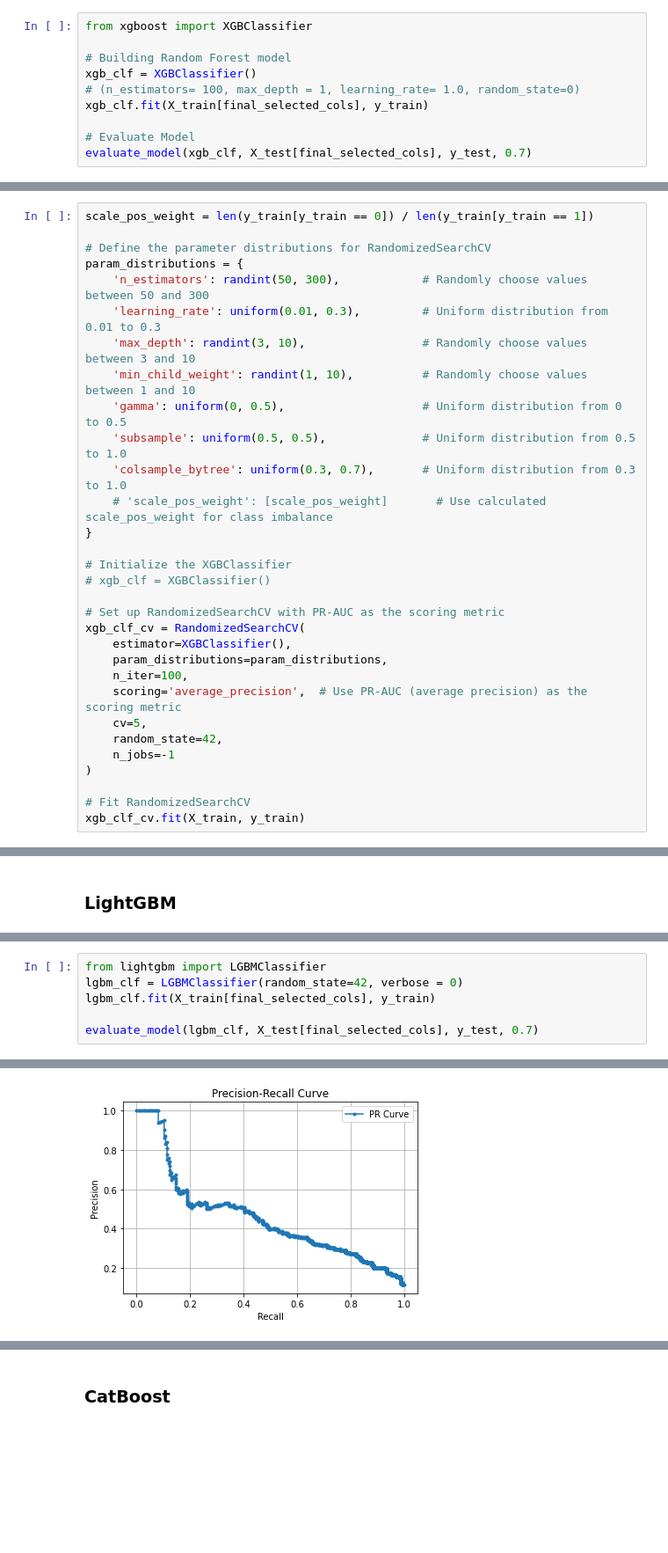
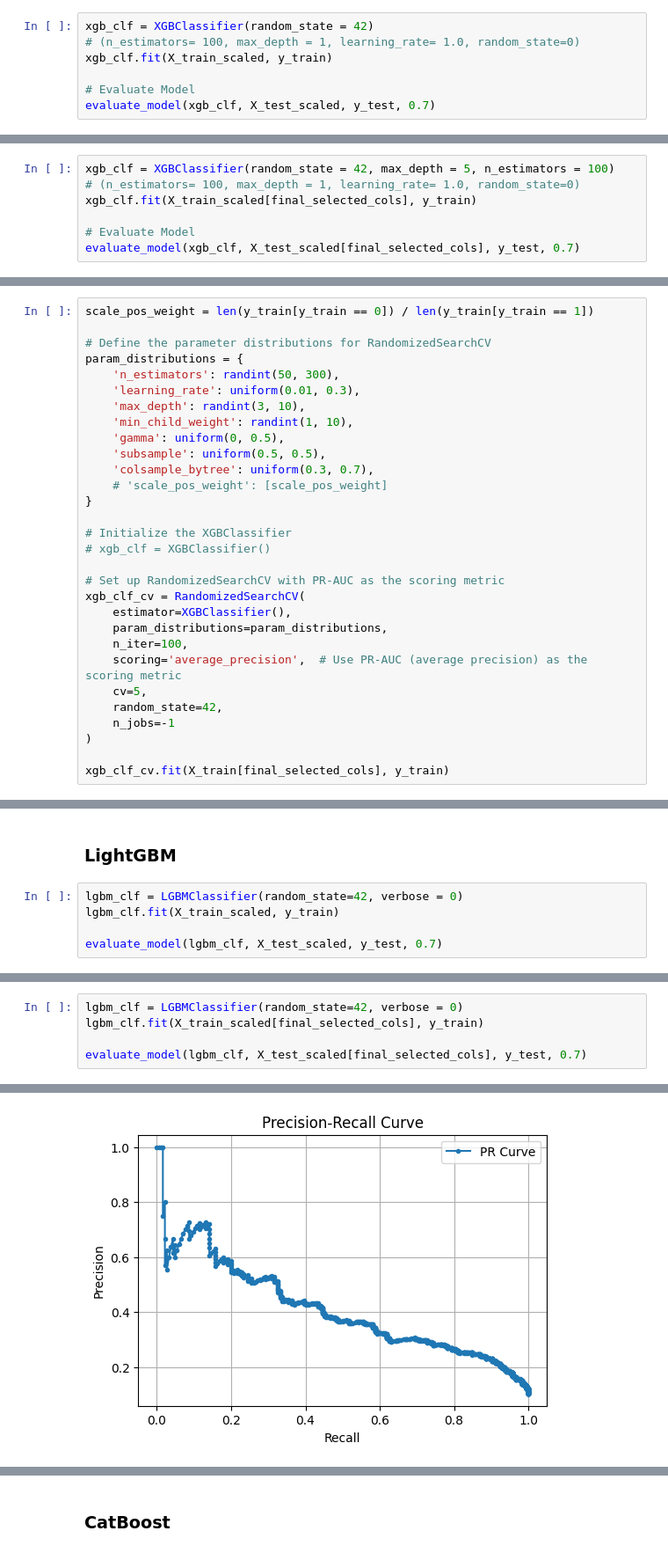
Before and after one commit to katieminjoo/Data_Engineering, a Jupyter notebook: Classification_task/Classification.ipynb, the cells around one changed output, grey strips where cells are left out. Shown at 88% size. Saved outputs shown, nothing was run; the diff lists cells and outputs as text; blank space fills up the shorter version.

```diff
--- a/Classification_task/Classification.ipynb
+++ b/Classification_task/Classification.ipynb
@@ -1491,13 +1543,10 @@ weighted avg       0.88    0.90      0.88   1770.0
 # %% [markdown]
 ### XGBoost
 # %%
-from xgboost import XGBClassifier
-
-# Building Random Forest model
-xgb_clf = XGBClassifier()
+xgb_clf = XGBClassifier(random_state = 42)
 # (n_estimators= 100, max_depth = 1, learning_rate= 1.0, random_state=0)
-xgb_clf.fit(X_train[final_selected_cols], y_train)
+xgb_clf.fit(X_train_scaled, y_train)
 
 # Evaluate Model
-evaluate_model(xgb_clf, X_test[final_selected_cols], y_test, 0.7)
+evaluate_model(xgb_clf, X_test_scaled, y_test, 0.7)
 # %% [output]
@@ -1523,0 +1573,7 @@ weighted avg      0.865   0.892     0.873  1770.000
+# %%
+xgb_clf = XGBClassifier(random_state = 42, max_depth = 5, n_estimators = 100)
+# (n_estimators= 100, max_depth = 1, learning_rate= 1.0, random_state=0)
+xgb_clf.fit(X_train_scaled[final_selected_cols], y_train)
+
+# Evaluate Model
+evaluate_model(xgb_clf, X_test_scaled[final_selected_cols], y_test, 0.7)
@@ -1526,14 +1603,14 @@ scale_pos_weight = len(y_train[y_train == 0]) / len(y_train[y_train == 1])
 
 # Define the parameter distributions for RandomizedSearchCV
 param_distributions = {
-    'n_estimators': randint(50, 300),            # Randomly choose values between 50 and 300
-    'learning_rate': uniform(0.01, 0.3),         # Uniform distribution from 0.01 to 0.3
-    'max_depth': randint(3, 10),                 # Randomly choose values between 3 and 10
-    'min_child_weight': randint(1, 10),          # Randomly choose values between 1 and 10
-    'gamma': uniform(0, 0.5),                    # Uniform distribution from 0 to 0.5
-    'subsample': uniform(0.5, 0.5),              # Uniform distribution from 0.5 to 1.0
-    'colsample_bytree': uniform(0.3, 0.7),       # Uniform distribution from 0.3 to 1.0
-    # 'scale_pos_weight': [scale_pos_weight]       # Use calculated scale_pos_weight for class imbalance
+    'n_estimators': randint(50, 300),
+    'learning_rate': uniform(0.01, 0.3),
+    'max_depth': randint(3, 10),
+    'min_child_weight': randint(1, 10),
+    'gamma': uniform(0, 0.5),
+    'subsample': uniform(0.5, 0.5),
+    'colsample_bytree': uniform(0.3, 0.7),
+    # 'scale_pos_weight': [scale_pos_weight]
 }
 
 # Initialize the XGBClassifier
@@ -1550,8 +1627,7 @@ xgb_clf_cv = RandomizedSearchCV(
     n_jobs=-1
 )
 
-# Fit RandomizedSearchCV
-xgb_clf_cv.fit(X_train, y_train)
+xgb_clf_cv.fit(X_train[final_selected_cols], y_train)
 # %% [output]
 RandomizedSearchCV(cv=5,
                    estimator=XGBClassifier(base_score=None, booster=None,
@@ -1596,3 +1672,8 @@ macro avg          0.77    0.60      0.63   1770.0
 weighted avg       0.88    0.90      0.88   1770.0
 # %% [markdown]
 ### LightGBM
+# %%
+lgbm_clf = LGBMClassifier(random_state=42, verbose = 0)
+lgbm_clf.fit(X_train_scaled, y_train)
+
+evaluate_model(lgbm_clf, X_test_scaled, y_test, 0.7)
@@ -1599,7 +1702,6 @@ weighted avg       0.88    0.90      0.88   1770.0
 # %%
-from lightgbm import LGBMClassifier
 lgbm_clf = LGBMClassifier(random_state=42, verbose = 0)
-lgbm_clf.fit(X_train[final_selected_cols], y_train)
+lgbm_clf.fit(X_train_scaled[final_selected_cols], y_train)
 
-evaluate_model(lgbm_clf, X_test[final_selected_cols], y_test, 0.7)
+evaluate_model(lgbm_clf, X_test_scaled[final_selected_cols], y_test, 0.7)
 # %% [output]
@@ -1608 +1711 @@ Adjusted Precision: 0.72, Adjusted Recall: 0.12
-[figure, old version]
+[figure, new version]
```
Also changed, not shown: parts of 115 cells of this notebook, 1 other file.
